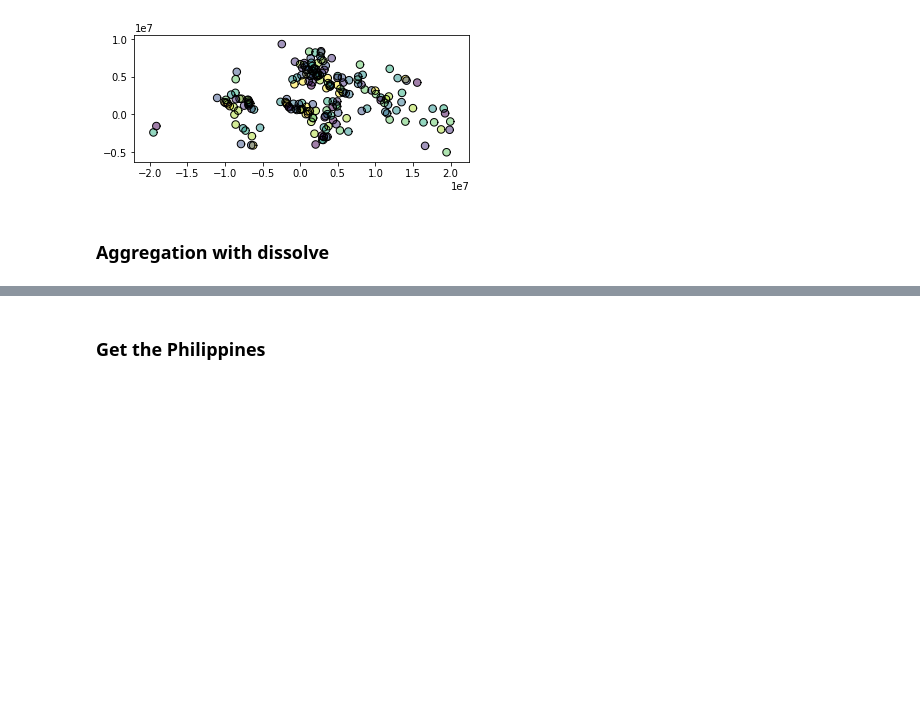
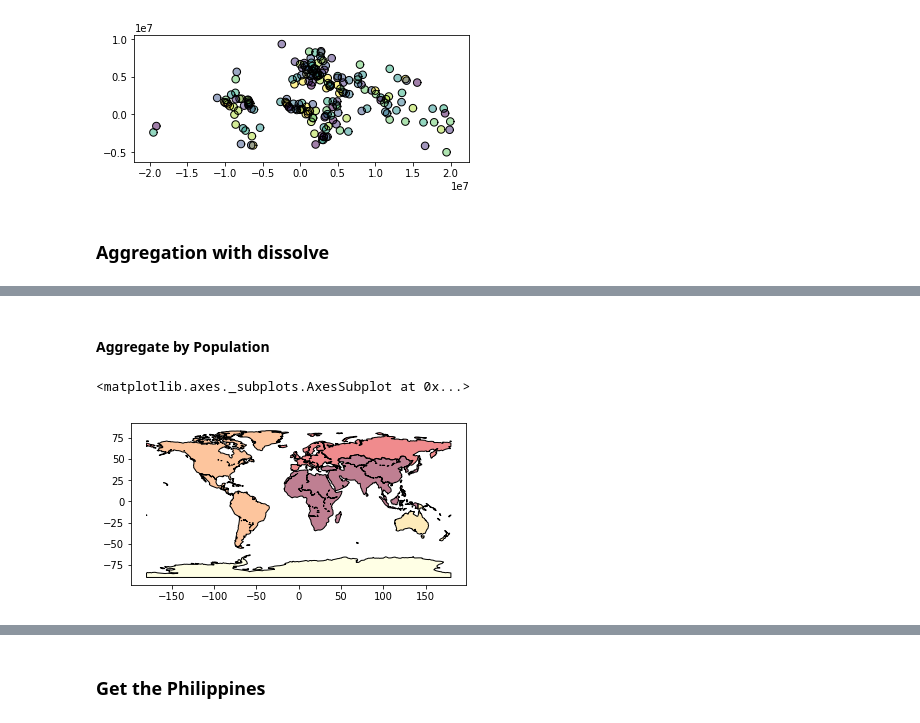
Before and after one commit to fjcamillo/Learn-GeoPandas, a Jupyter notebook: project_files/GeoPandas.ipynb, the cells around one changed output, grey strips where cells are left out. Drawn from its saved outputs; the diff is of its cells as text; code cells hidden in the pictures; blank space fills up the shorter version.

```diff
--- a/project_files/GeoPandas.ipynb
+++ b/project_files/GeoPandas.ipynb
@@ -297,0 +319,13 @@ capitals.plot()
+# %% [markdown]
+#### Aggregate by Population
+# %%
+world = gpd.read_file(gpd.datasets.get_path('naturalearth_lowres'))
+# %%
+world = world[['continent','geometry','pop_est']]
+# %%
+continents = world.dissolve(by='continent', aggfunc='sum')
+# %%
+continents.plot(column='pop_est', scheme='quantities', cmap='YlOrRd')
+# %% [output]
+<matplotlib.axes._subplots.AxesSubplot at 0x...>
+[figure, added]
```
Also changed, not shown: parts of 10 cells of this notebook, 1 other file.
